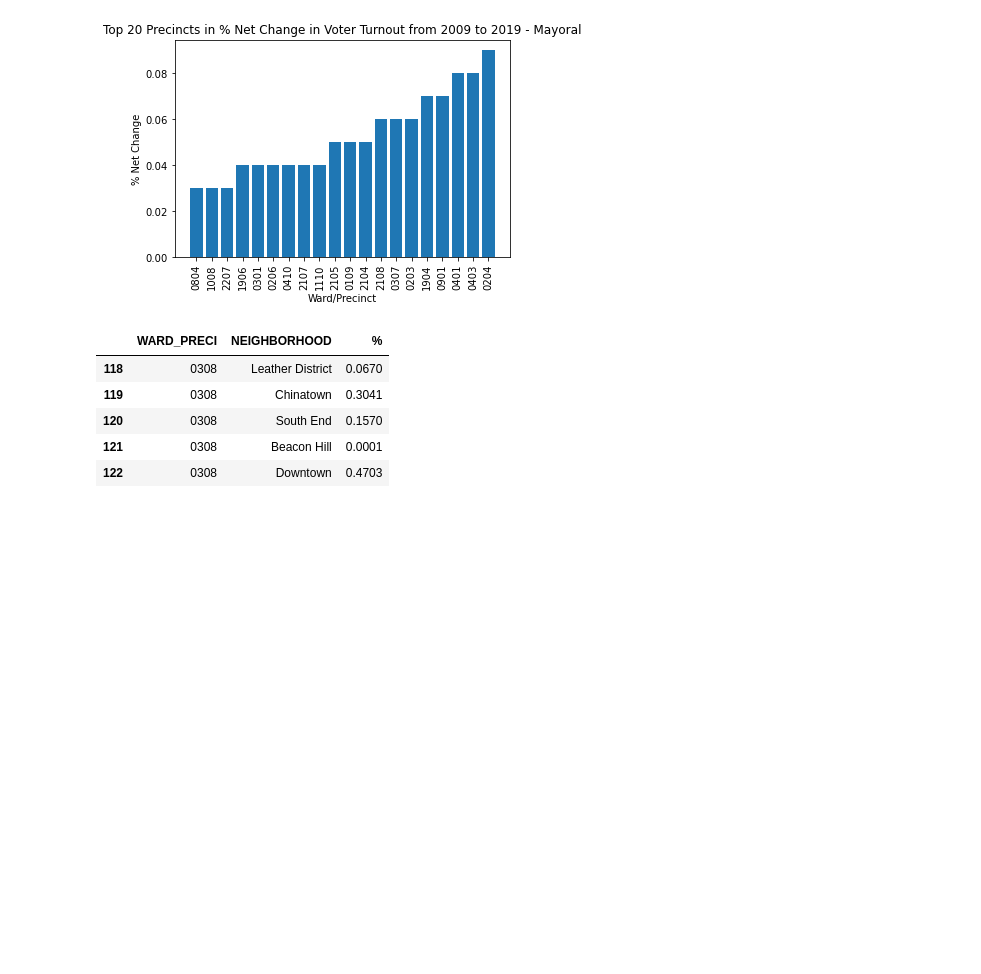
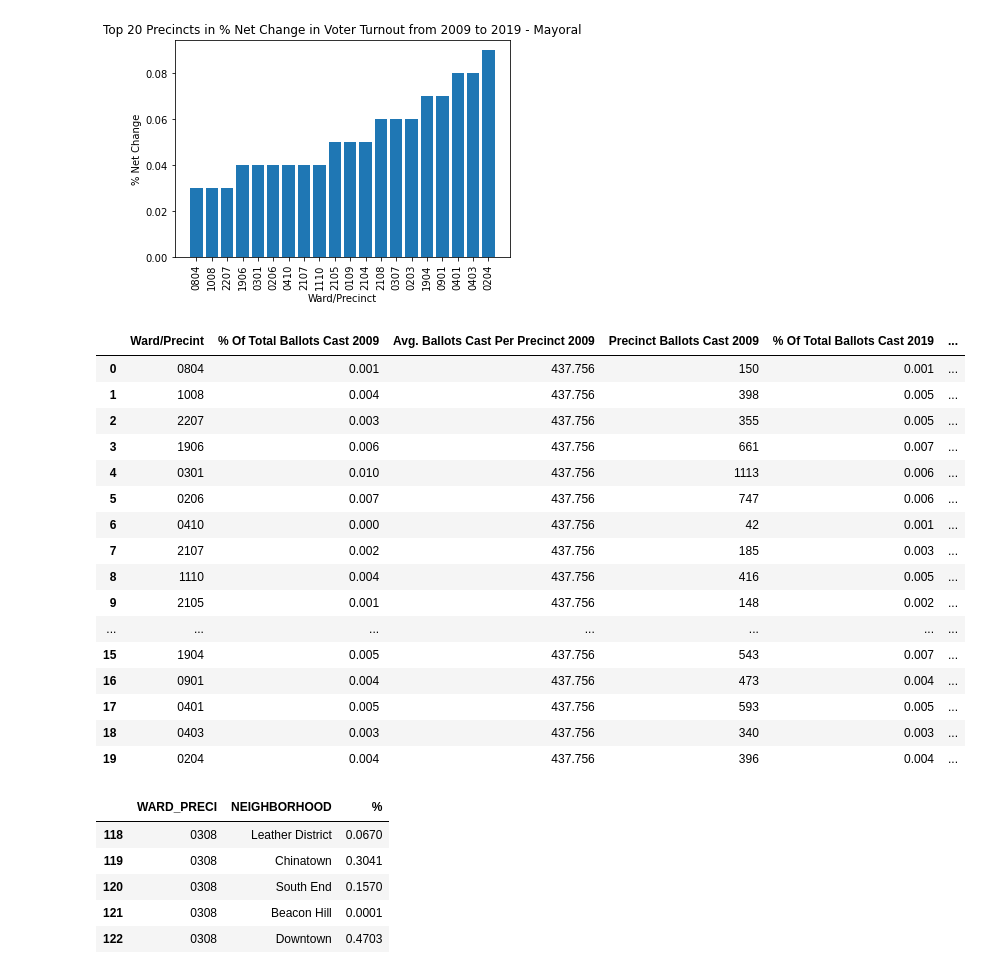
Before and after one commit to yagevlevi/BaystateBanner_Spark, a Jupyter notebook: Voting Patterns/Net_Change_Analysis.ipynb, the cells around one changed output. Drawn from its saved outputs; the diff is of its cells as text; code cells hidden in the pictures; blank space fills up the shorter version.

```diff
--- a/Voting Patterns/Net_Change_Analysis.ipynb
+++ b/Voting Patterns/Net_Change_Analysis.ipynb
@@ -129,3 +236,33 @@ Text(0, 0.5, '% Net Change')
+# %%
+prec = temp3['Ward/Precinct'].tolist()
+close_look = pd.DataFrame(columns=['Ward/Precint', '% Of Total Ballots Cast 2009', 'Avg. Ballots Cast Per Precinct 2009',
+                             'Precinct Ballots Cast 2009', '% Of Total Ballots Cast 2019', 'Avg. Ballots Cast Per Precinct 2019',
+                             'Precinct Ballots Cast 2019', '% Change in Income'])
+for i in range(len(prec)):
+    filt = df['Ward/Precinct'] == prec[i]
+    temp_df = df[filt].reset_index(drop=False)
+    close_look.loc[i] = [prec[i], round(temp_df.loc[0, 'CC Ballots 2009']/total09_cc,3), round(total09_cc/254, 3),
+                   temp_df.loc[0, 'CC Ballots 2009'], round(temp_df.loc[0, 'CC Ballots 2019']/total19_cc,3),
+                   round(total19_cc/254,3),temp_df.loc[0, 'CC Ballots 2019'],temp_df.loc[0, '% Change in Median Income']]
+close_look
+# %% [output]
+|  | Ward/Precint | % Of Total Ballots Cast 2009 | Avg. Ballots Cast Per Precinct 2009 | Precinct Ballots Cast 2009 | % Of Total Ballots Cast 2019 | ... |
+| 0 | 0804 | 0.001 | 437.756 | 150 | 0.001 | ... |
+| 1 | 1008 | 0.004 | 437.756 | 398 | 0.005 | ... |
+| 2 | 2207 | 0.003 | 437.756 | 355 | 0.005 | ... |
+| 3 | 1906 | 0.006 | 437.756 | 661 | 0.007 | ... |
+| 4 | 0301 | 0.010 | 437.756 | 1113 | 0.006 | ... |
+| 5 | 0206 | 0.007 | 437.756 | 747 | 0.006 | ... |
+| 6 | 0410 | 0.000 | 437.756 | 42 | 0.001 | ... |
+| 7 | 2107 | 0.002 | 437.756 | 185 | 0.003 | ... |
+| 8 | 1110 | 0.004 | 437.756 | 416 | 0.005 | ... |
+| 9 | 2105 | 0.001 | 437.756 | 148 | 0.002 | ... |
+| ... | ... | ... | ... | ... | ... | ... |
+| 15 | 1904 | 0.005 | 437.756 | 543 | 0.007 | ... |
+| 16 | 0901 | 0.004 | 437.756 | 473 | 0.004 | ... |
+| 17 | 0401 | 0.005 | 437.756 | 593 | 0.005 | ... |
+| 18 | 0403 | 0.003 | 437.756 | 340 | 0.003 | ... |
+| 19 | 0204 | 0.004 | 437.756 | 396 | 0.004 | ... |
 # %%
 filt = neighbs['WARD_PRECI'] == '0308'
 neighbs[filt]
```
Also changed, not shown: parts of 9 cells of this notebook, 19 other files.
